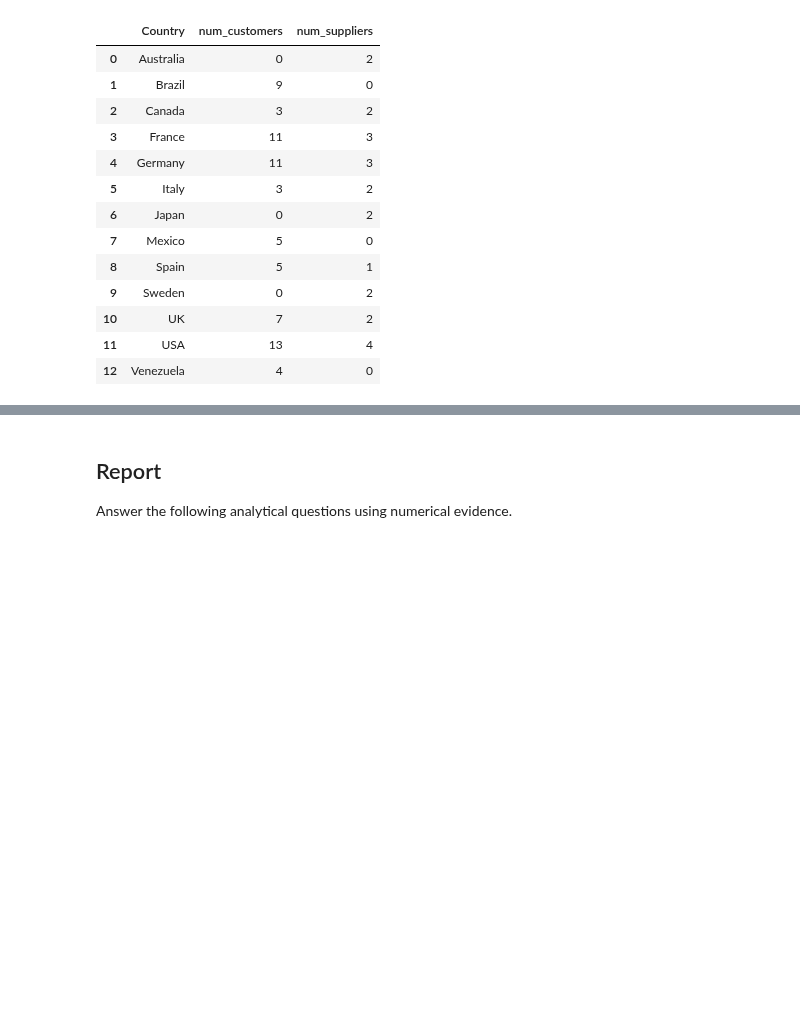
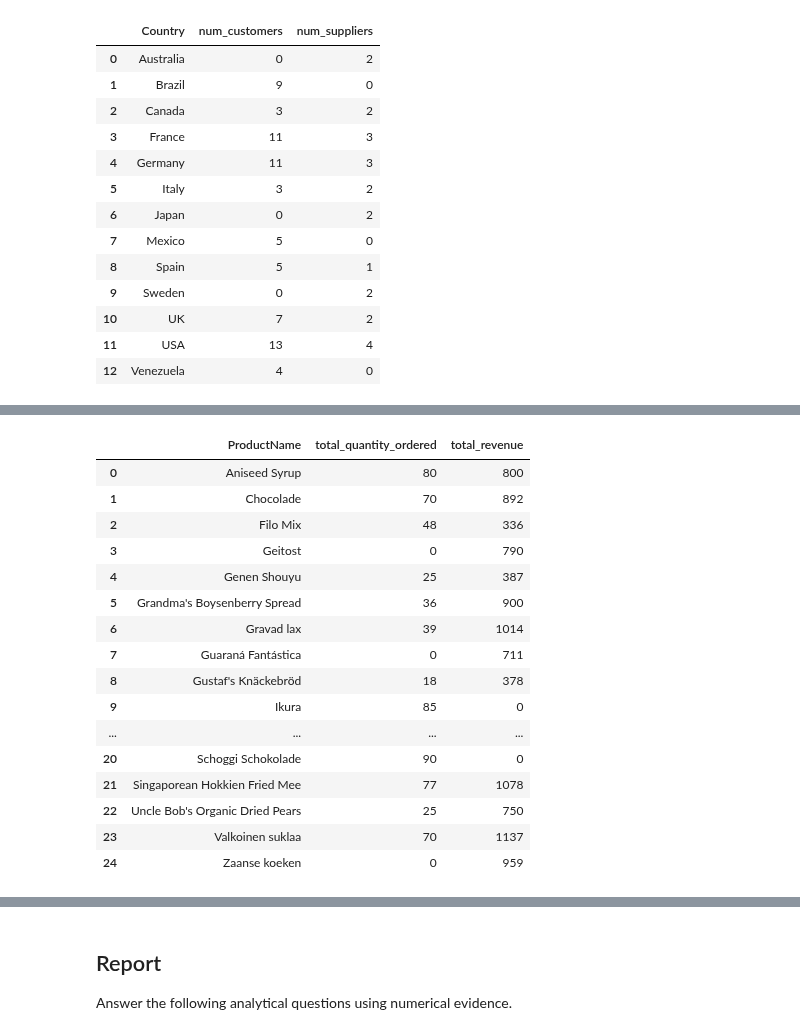
Before and after one commit to DataEden/The-Knowledge-House-2025, a Jupyter notebook: T-Labs/adhoc-sql/adhoc_report.ipynb, the cells around one changed output, grey strips where cells are left out. Cells and saved outputs as stored; diff of their text form; code cells hidden in the pictures; blank space fills up the shorter version.

```diff
--- a/T-Labs/adhoc-sql/adhoc_report.ipynb
+++ b/T-Labs/adhoc-sql/adhoc_report.ipynb
@@ -454,0 +522,25 @@ plt.grid(True)
+# %%
+# Merge and clean
+lst_prod_merge_df = pd.merge(lst_pop_prod_df, lst_pop_prod_revenue_df, on='ProductName', how='outer').fillna(0)
+lst_prod_merge_df['total_quantity_ordered'] = lst_prod_merge_df['total_quantity_ordered'].astype(int)
+lst_prod_merge_df['total_revenue'] = lst_prod_merge_df['total_revenue'].astype(int)
+
+lst_prod_merge_df
+# %% [output]
+|  | ProductName | total_quantity_ordered | total_revenue |
+| 0 | Aniseed Syrup | 80 | 800 |
+| 1 | Chocolade | 70 | 892 |
+| 2 | Filo Mix | 48 | 336 |
+| 3 | Geitost | 0 | 790 |
+| 4 | Genen Shouyu | 25 | 387 |
+| 5 | Grandma's Boysenberry Spread | 36 | 900 |
+| 6 | Gravad lax | 39 | 1014 |
+| 7 | Guaraná Fantástica | 0 | 711 |
+| 8 | Gustaf's Knäckebröd | 18 | 378 |
+| 9 | Ikura | 85 | 0 |
+| ... | ... | ... | ... |
+| 20 | Schoggi Schokolade | 90 | 0 |
+| 21 | Singaporean Hokkien Fried Mee | 77 | 1078 |
+| 22 | Uncle Bob's Organic Dried Pears | 25 | 750 |
+| 23 | Valkoinen suklaa | 70 | 1137 |
+| 24 | Zaanse koeken | 0 | 959 |
```
Also changed, not shown: parts of 12 cells of this notebook.
